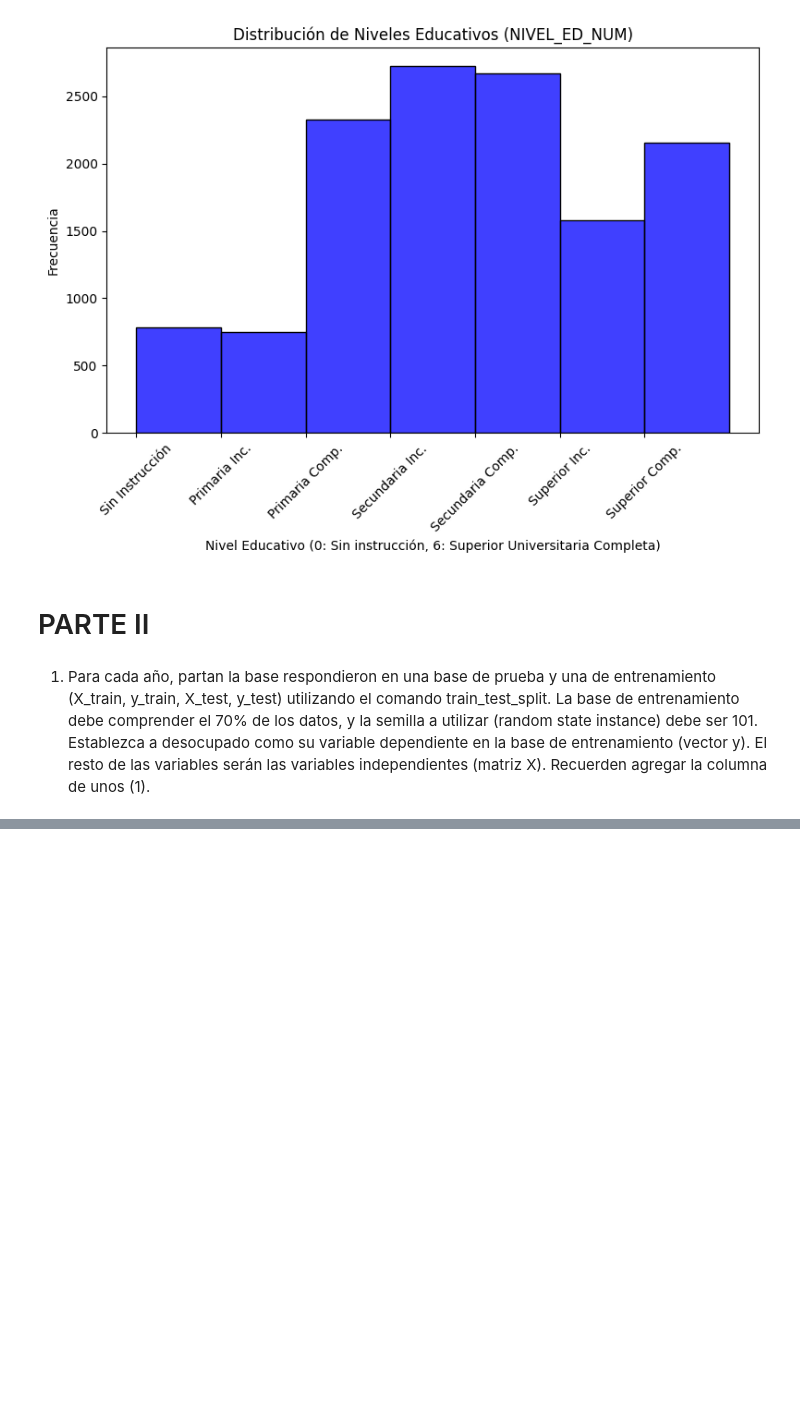
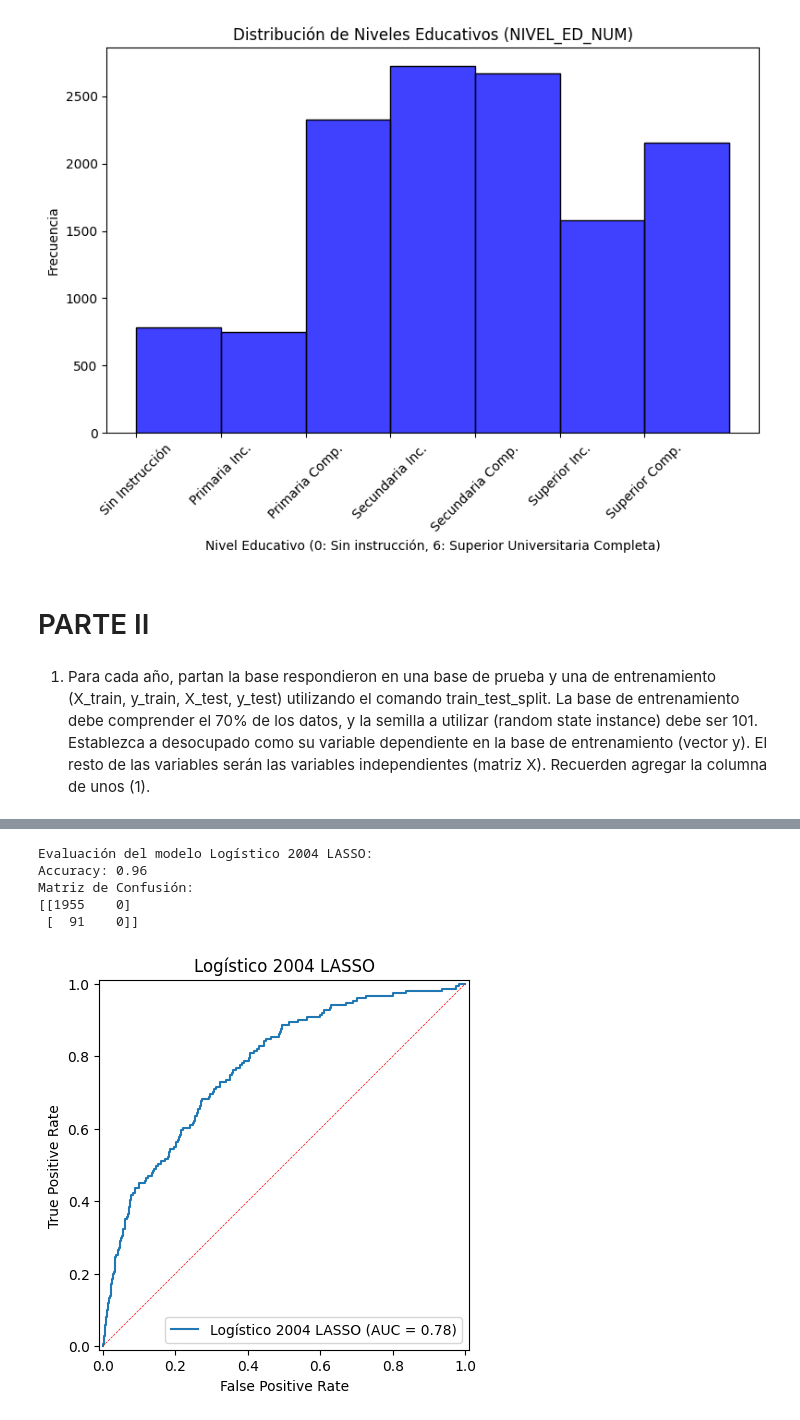
Before and after one commit to fstrejilevich/CC408-T2-5, a Jupyter notebook: TP4/TP4Cs.ipynb, the cells around one changed output, grey strips where cells are left out. Cells and saved outputs as stored; diff of their text form; code cells hidden in the pictures; blank space fills up the shorter version.

```diff
--- a/TP4/TP4Cs.ipynb
+++ b/TP4/TP4Cs.ipynb
@@ -791,0 +807,5 @@ DataFrame con dummies:
+# %%
+#dummys
+columnas_categoricas =['CH04', 'CH07', 'CH08', 'NIVEL_ED', 'IV1', 'IV3', 'IV6']
+x2004=pd.get_dummies(x2004, columns=columnas_categoricas, drop_first=True)
+x2024=pd.get_dummies(x2024, columns=columnas_categoricas, drop_first=True)
@@ -794,0 +926,5 @@ xtrain2004, xtest2004, ytrain2004, ytest2004 = train_test_split(x2004, y2004, te
+# %%
+from sklearn.preprocessing import StandardScaler
+sc = StandardScaler()
+xtrain2004=pd.DataFrame(sc.fit_transform(xtrain2004), index=xtrain2004.index, columns=xtrain2004.columns)
+xtest2004=pd.DataFrame(sc.fit_transform(xtest2004), index=xtest2004.index, columns=xtest2004.columns)
@@ -794,0 +941,26 @@ xtrain2004, xtest2004, ytrain2004, ytest2004 = train_test_split(x2004, y2004, te
+# %%
+# Evaluación del modelo Logístico 2004 lasso
+y_pred_log2004 = modelo_l1_04.predict(xtest2004)
+y_pred_prob2004 = modelo_l1_04.predict_proba(xtest2004)[:, 1]
+accuracy_log2004 = accuracy_score(ytest2004, y_pred_log2004)
+conf_matrix_log2004 = confusion_matrix(ytest2004, y_pred_log2004)
+fpr_log2004, tpr_log2004, _ = roc_curve(ytest2004, y_pred_prob2004)
+roc_auc_log2004 = roc_auc_score(ytest2004, y_pred_prob2004)
+
+print("Evaluación del modelo Logístico 2004 LASSO:")
+print(f'Accuracy: {accuracy_log2024:.2f}')
+print('Matriz de Confusión:')
+print(conf_matrix_log2024)
+
+display = RocCurveDisplay(fpr=fpr_log2004, tpr=tpr_log2004, roc_auc=roc_auc_log2004, estimator_name='Logístico 2004 LASSO')
+display.plot()
+plt.title('Logístico 2004 LASSO')
+plt.plot([0, 1], [0, 1], color='red', linestyle='--', linewidth=.5)
+plt.show()
+# %% [output]
+Evaluación del modelo Logístico 2004 LASSO:
+Accuracy: 0.96
+Matriz de Confusión:
+[[1955    0]
+ [  91    0]]
+[figure, added]
```
Also changed, not shown: parts of 38 cells of this notebook.
